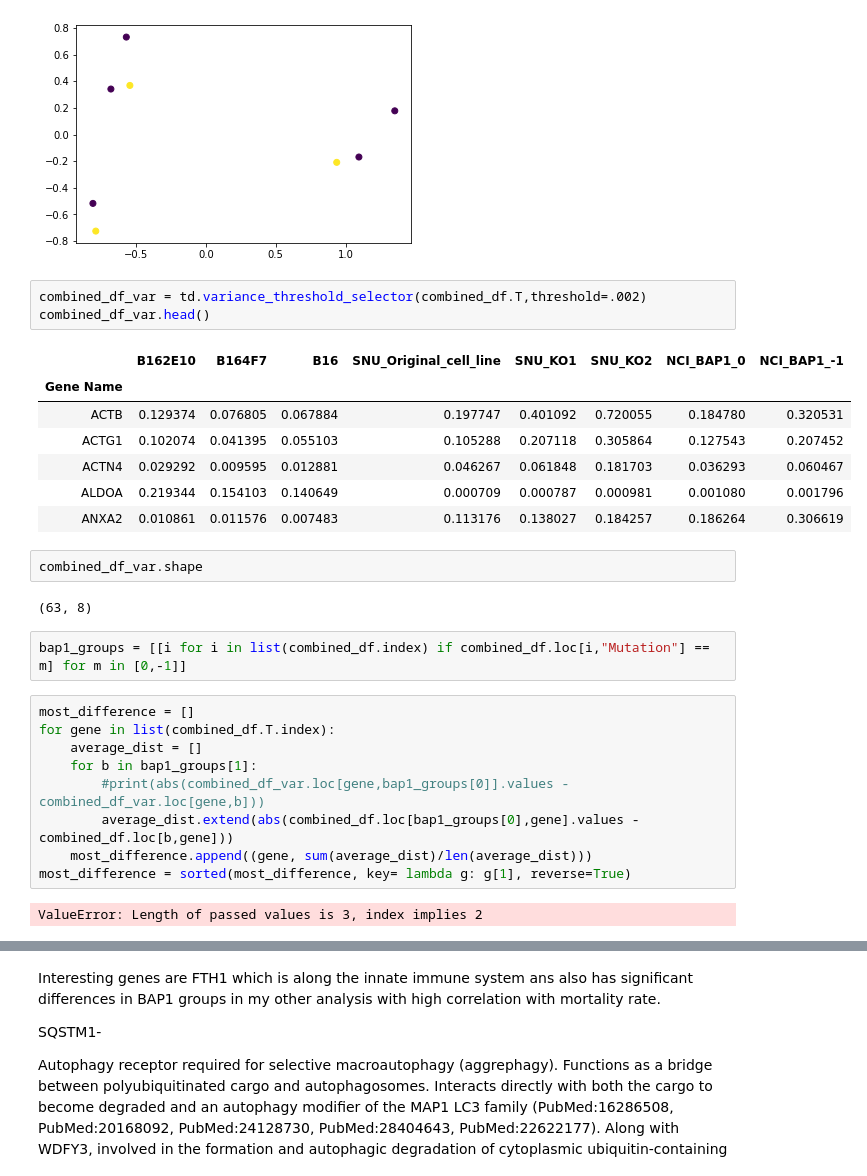
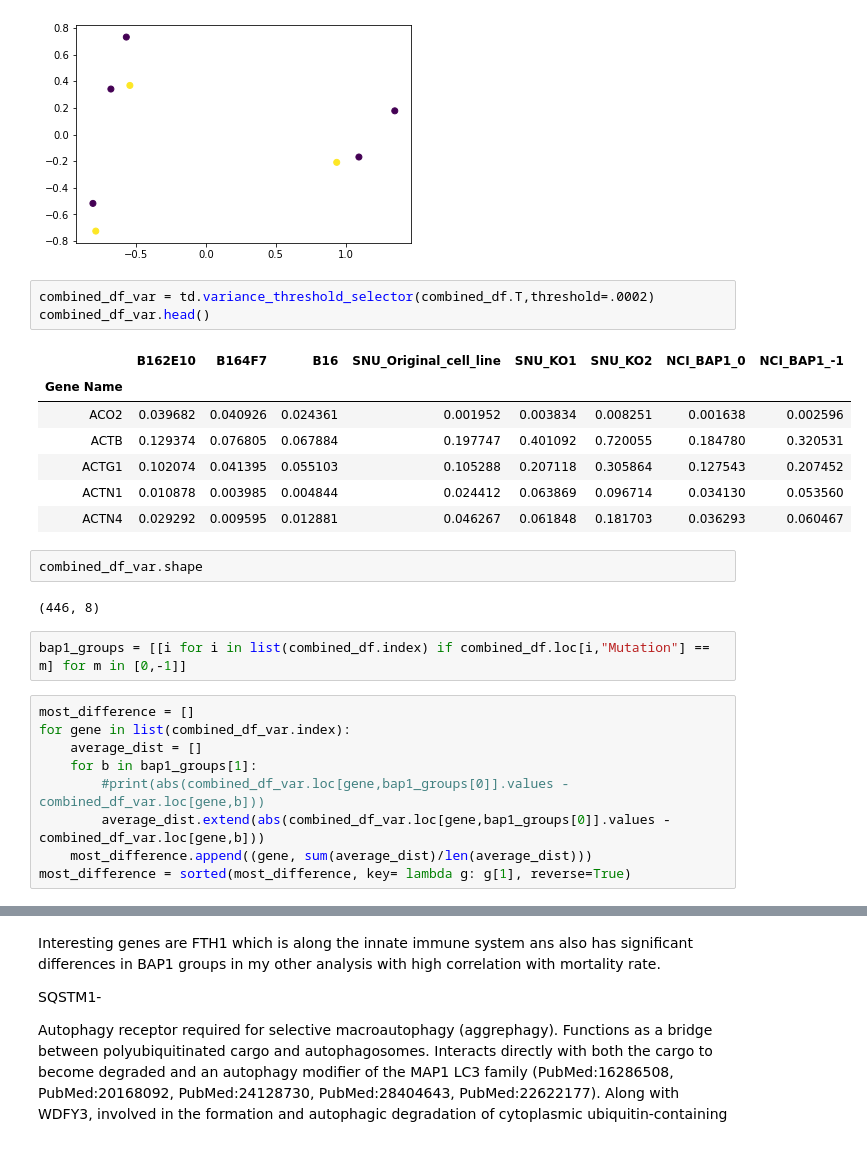
Before and after one commit to N8Grant/TripodsREU, a Jupyter notebook: scripts/PostdocAnalysis.ipynb, the cells around one changed output, grey strips where cells are left out. Drawn from its saved outputs; the diff is of its cells as text.

```diff
--- a/scripts/PostdocAnalysis.ipynb
+++ b/scripts/PostdocAnalysis.ipynb
@@ -233,32 +233,30 @@ plt.scatter(transformed[:,0], transformed[:,1], c=[-1,-1,0,0,-1,-1,0,-1])
 <matplotlib.collections.PathCollection at 0x...>
 [figure]
 # %%
-combined_df_var = td.variance_threshold_selector(combined_df.T,threshold=.002)
+combined_df_var = td.variance_threshold_selector(combined_df.T,threshold=.0002)
 combined_df_var.head()
 # %% [output]
 |  | B162E10 | B164F7 | B16 | SNU_Original_cell_line | SNU_KO1 | SNU_KO2 | NCI_BAP1_0 | NCI_BAP1_-1 |
 | Gene Name |  |  |  |  |  |  |  |  |
+| ACO2 | 0.039682 | 0.040926 | 0.024361 | 0.001952 | 0.003834 | 0.008251 | 0.001638 | 0.002596 |
 | ACTB | 0.129374 | 0.076805 | 0.067884 | 0.197747 | 0.401092 | 0.720055 | 0.184780 | 0.320531 |
 | ACTG1 | 0.102074 | 0.041395 | 0.055103 | 0.105288 | 0.207118 | 0.305864 | 0.127543 | 0.207452 |
+| ACTN1 | 0.010878 | 0.003985 | 0.004844 | 0.024412 | 0.063869 | 0.096714 | 0.034130 | 0.053560 |
 | ACTN4 | 0.029292 | 0.009595 | 0.012881 | 0.046267 | 0.061848 | 0.181703 | 0.036293 | 0.060467 |
-| ALDOA | 0.219344 | 0.154103 | 0.140649 | 0.000709 | 0.000787 | 0.000981 | 0.001080 | 0.001796 |
-| ANXA2 | 0.010861 | 0.011576 | 0.007483 | 0.113176 | 0.138027 | 0.184257 | 0.186264 | 0.306619 |
 # %%
 combined_df_var.shape
 # %% [output]
-(63, 8)
+(446, 8)
 # %%
 bap1_groups = [[i for i in list(combined_df.index) if combined_df.loc[i,"Mutation"] == m] for m in [0,-1]]
 # %%
 most_difference = []
-for gene in list(combined_df.T.index):
+for gene in list(combined_df_var.index):
     average_dist = []
     for b in bap1_groups[1]:
         #print(abs(combined_df_var.loc[gene,bap1_groups[0]].values - combined_df_var.loc[gene,b]))
-        average_dist.extend(abs(combined_df.loc[bap1_groups[0],gene].values - combined_df.loc[b,gene]))
+        average_dist.extend(abs(combined_df_var.loc[gene,bap1_groups[0]].values - combined_df_var.loc[gene,b]))
     most_difference.append((gene, sum(average_dist)/len(average_dist)))
 most_difference = sorted(most_difference, key= lambda g: g[1], reverse=True)
-# %% [output]
-ValueError: Length of passed values is 3, index implies 2
 # %%
 most_difference[1:20]
```
Also changed, not shown: parts of 1 cell of this notebook, 2 other files.
